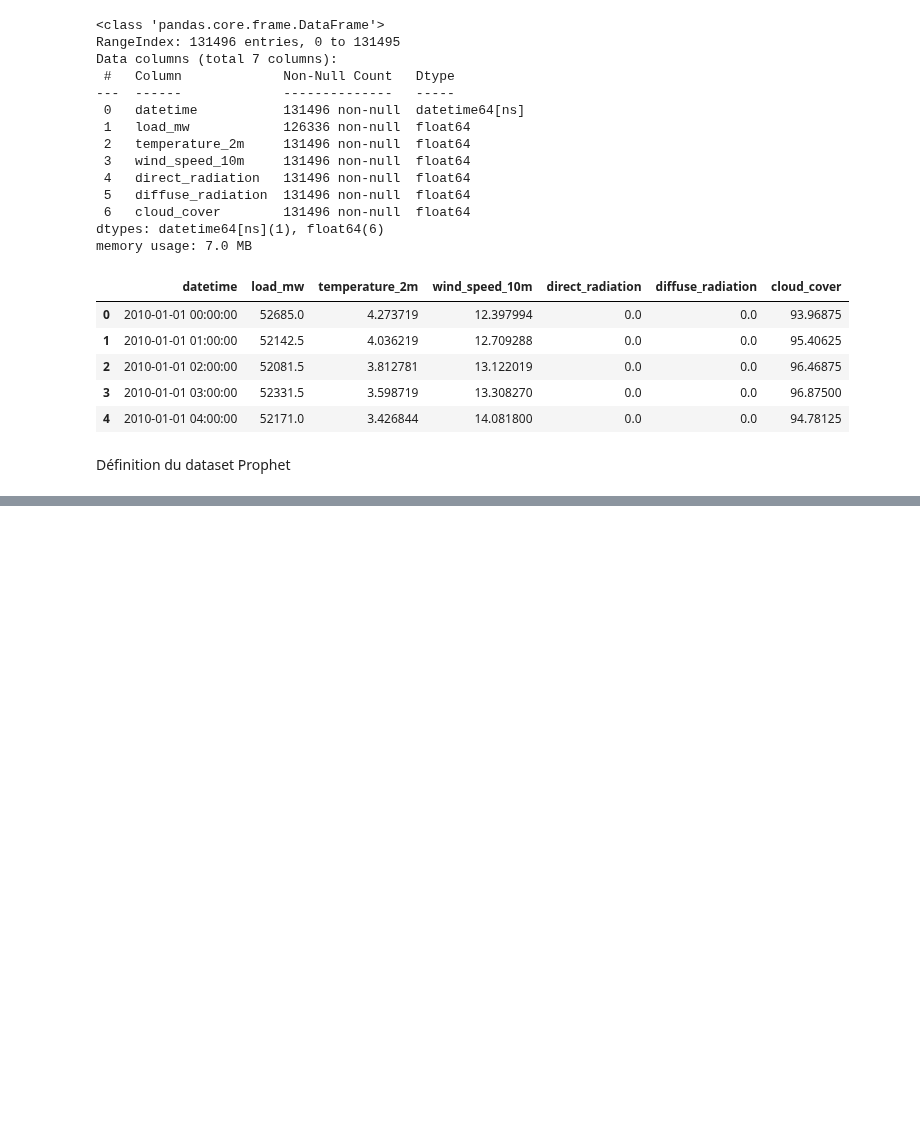
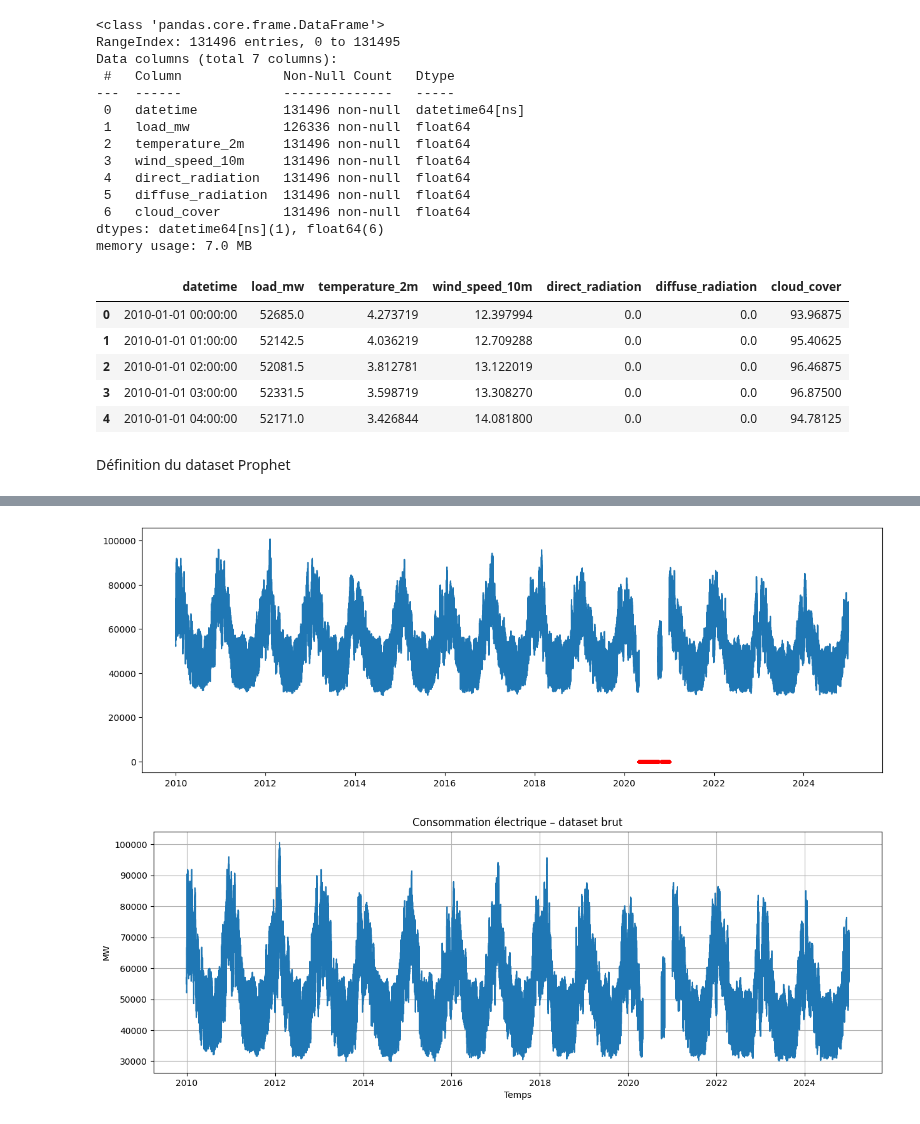
Before and after one commit to quentinbenchetrit/france-grid-stress-prediction, a Jupyter notebook: notebooks/prophet.ipynb, the cells around one changed output, grey strips where cells are left out. Saved outputs shown, nothing was run; the diff lists cells and outputs as text; code cells hidden in the pictures; blank space fills up the shorter version.

```diff
--- a/notebooks/prophet.ipynb
+++ b/notebooks/prophet.ipynb
@@ -53,0 +117,27 @@ ModuleNotFoundError: No module named 'prophet'
+# %%
+import matplotlib.pyplot as plt
+
+plt.figure(figsize=(15,5))
+
+# Courbe principale (les NaN sont automatiquement ignorés)
+plt.plot(df['datetime'], df['load_mw'], label='load_mw')
+
+# Mettre en évidence les valeurs manquantes
+mask = df['load_mw'].isna()
+plt.scatter(
+    df.loc[mask, 'datetime'],
+    [0]*mask.sum(),   # juste pour les rendre visibles
+    color='red',
+    s=10,
+    label='Valeurs manquantes'
+)
+plt.figure(figsize=(15,5))
+plt.plot(df['datetime'], df['load_mw'])
+plt.title("Consommation électrique – dataset brut")
+plt.xlabel("Temps")
+plt.ylabel("MW")
+plt.grid(True)
+plt.show()
+# %% [output]
+[figure, added]
+[figure, added]
```
Also changed, not shown: parts of 6 cells of this notebook.
